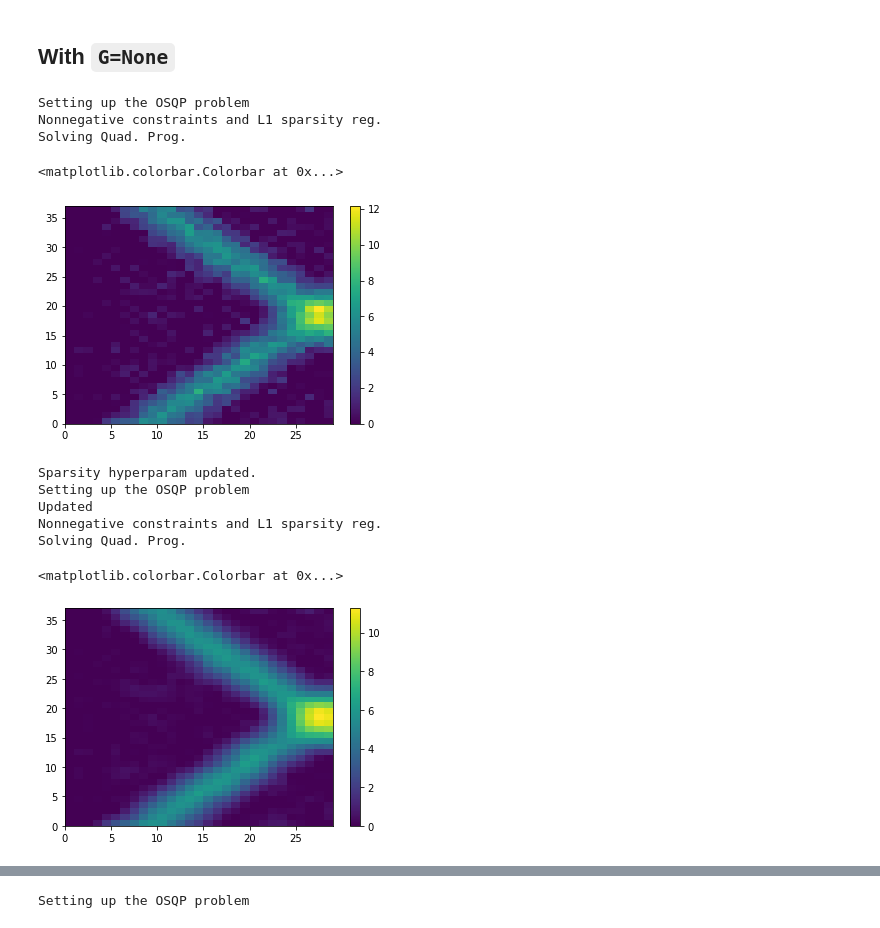
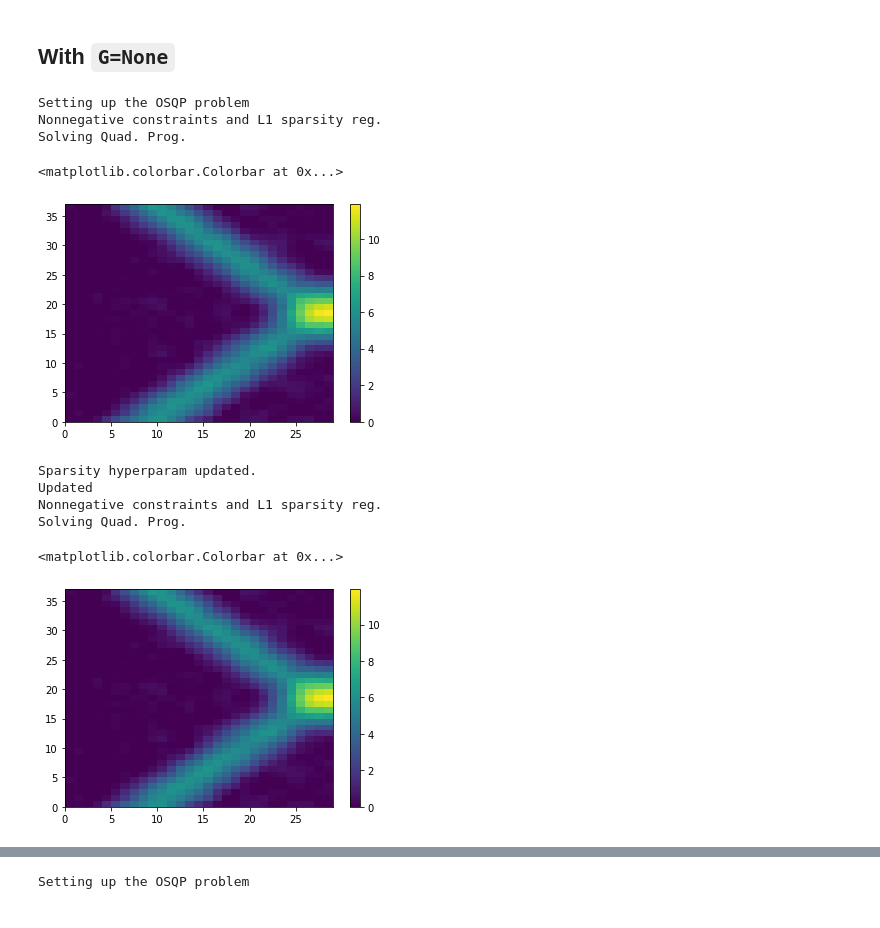
Before and after one commit to congzlwag/spook, a Jupyter notebook: spook/unittest/testL1L2.ipynb, the cells around one changed output, grey strips where cells are left out. Saved outputs shown, nothing was run; the diff lists cells and outputs as text; code cells hidden in the pictures.

```diff
--- a/spook/unittest/testL1L2.ipynb
+++ b/spook/unittest/testL1L2.ipynb
@@ -47,29 +47,28 @@ SpookL1.verbose=True
 # %% [markdown]
 ## With `G=None`
 # %%
-spk0 = SpookPosL1(B0, A, "raw", lsparse=0.1, lsmooth=(0.,0.0))
+spk0 = SpookPosL1(B0, A, "raw", lsparse=0.1, lsmooth=(0.1,0.1))
 
 X0 = spk0.getXopt()
 plt.pcolormesh(X0)
 plt.colorbar()
 # %% [output]
 Setting up the OSQP problem
 Nonnegative constraints and L1 sparsity reg.
 Solving Quad. Prog.
 <matplotlib.colorbar.Colorbar at 0x...>
-[figure, old version]
+[figure, new version]
 # %%
 X0 = spk0.getXopt(lsparse=5, lsmooth=(0.1,0.1))
 plt.pcolormesh(X0)
 plt.colorbar()
 # %% [output]
 Sparsity hyperparam updated.
-Setting up the OSQP problem
 Updated
 Nonnegative constraints and L1 sparsity reg.
 Solving Quad. Prog.
 <matplotlib.colorbar.Colorbar at 0x...>
-[figure, old version]
+[figure, new version]
 # %%
 AtB0, AtA = spk0._Bcontracted, spk0._AtA
 
```
Also changed, not shown: parts of 15 cells of this notebook, 3 other files.
